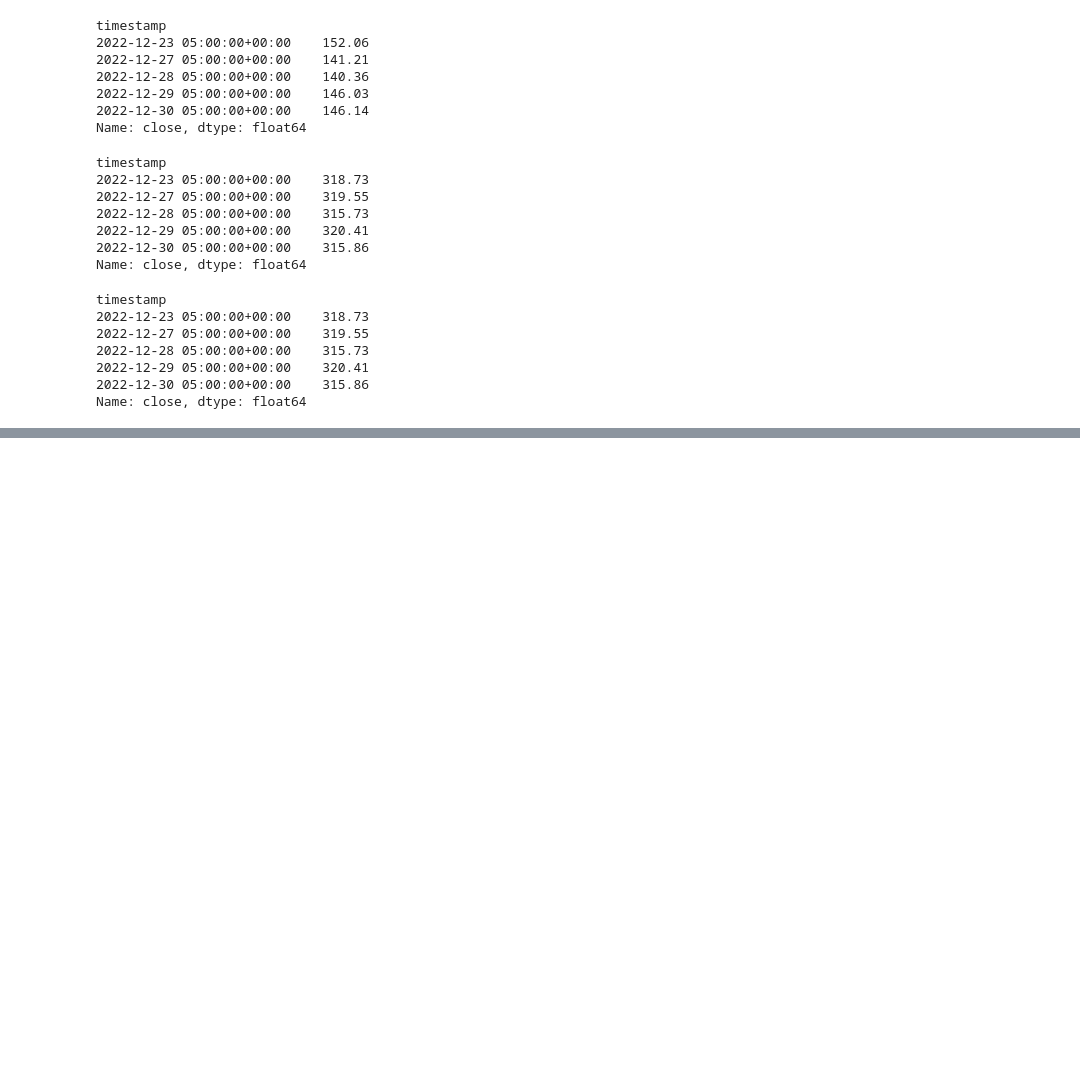
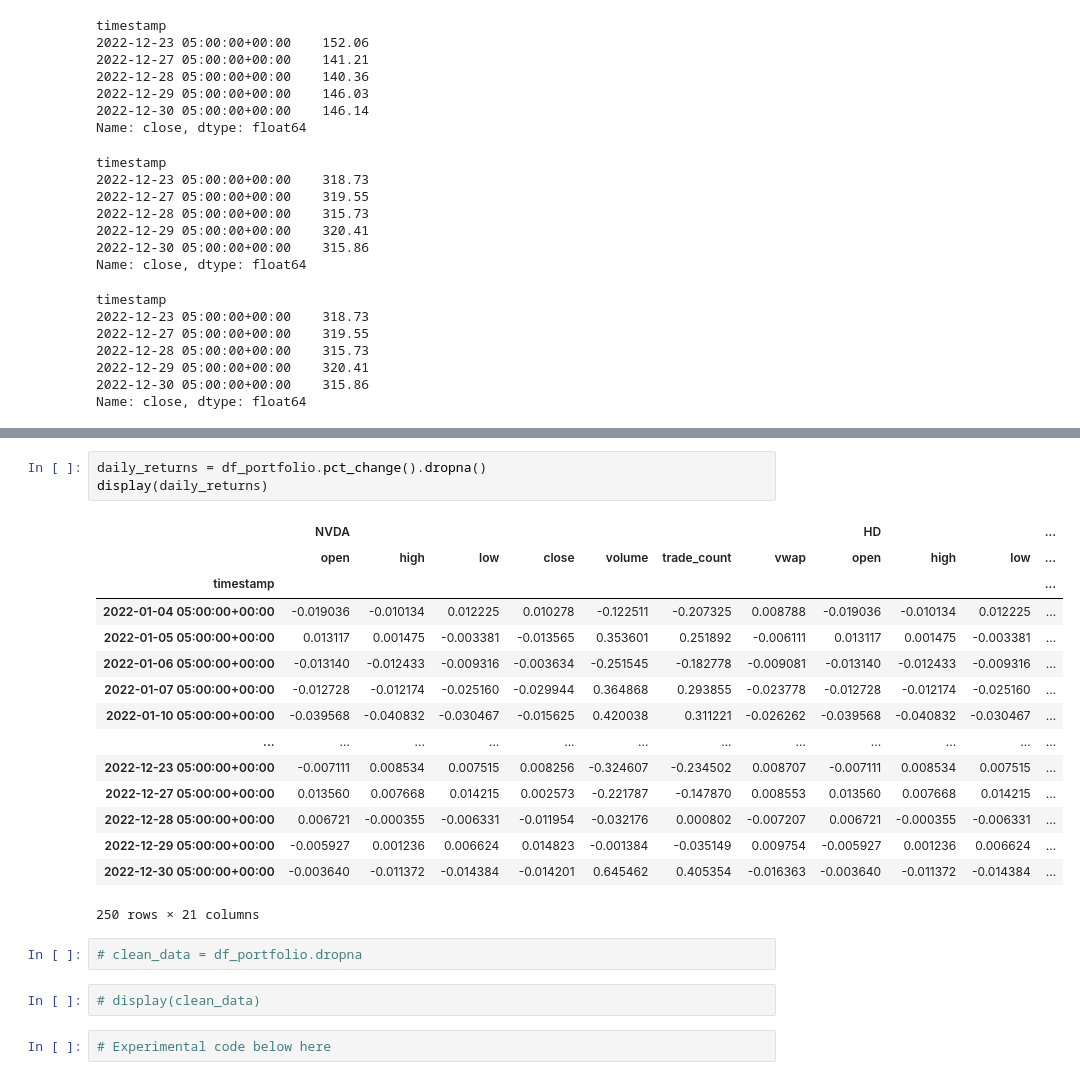
Before and after one commit to treveon-williams/tre_spencer, a Jupyter notebook: project1_data.ipynb, the cells around one changed output, grey strips where cells are left out. Cells and saved outputs as stored; diff of their text form; blank space fills up the shorter version.

Commit message:
new data so we can use HVplot

```diff
--- a/project1_data.ipynb
+++ b/project1_data.ipynb
@@ -174,0 +198,25 @@ Name: close, dtype: float64
+# %%
+daily_returns = df_portfolio.pct_change().dropna()
+display(daily_returns)
+# %% [output]
+|  | NVDA |  |  |  |  |  |  | HD |  |  | ... |
+|  | open | high | low | close | volume | trade_count | vwap | open | high | low | ... |
+| timestamp |  |  |  |  |  |  |  |  |  |  | ... |
+| 2022-01-04 05:00:00+00:00 | -0.019036 | -0.010134 | 0.012225 | 0.010278 | -0.122511 | -0.207325 | 0.008788 | -0.019036 | -0.010134 | 0.012225 | ... |
+| 2022-01-05 05:00:00+00:00 | 0.013117 | 0.001475 | -0.003381 | -0.013565 | 0.353601 | 0.251892 | -0.006111 | 0.013117 | 0.001475 | -0.003381 | ... |
+| 2022-01-06 05:00:00+00:00 | -0.013140 | -0.012433 | -0.009316 | -0.003634 | -0.251545 | -0.182778 | -0.009081 | -0.013140 | -0.012433 | -0.009316 | ... |
+| 2022-01-07 05:00:00+00:00 | -0.012728 | -0.012174 | -0.025160 | -0.029944 | 0.364868 | 0.293855 | -0.023778 | -0.012728 | -0.012174 | -0.025160 | ... |
+| 2022-01-10 05:00:00+00:00 | -0.039568 | -0.040832 | -0.030467 | -0.015625 | 0.420038 | 0.311221 | -0.026262 | -0.039568 | -0.040832 | -0.030467 | ... |
+| ... | ... | ... | ... | ... | ... | ... | ... | ... | ... | ... | ... |
+| 2022-12-23 05:00:00+00:00 | -0.007111 | 0.008534 | 0.007515 | 0.008256 | -0.324607 | -0.234502 | 0.008707 | -0.007111 | 0.008534 | 0.007515 | ... |
+| 2022-12-27 05:00:00+00:00 | 0.013560 | 0.007668 | 0.014215 | 0.002573 | -0.221787 | -0.147870 | 0.008553 | 0.013560 | 0.007668 | 0.014215 | ... |
+| 2022-12-28 05:00:00+00:00 | 0.006721 | -0.000355 | -0.006331 | -0.011954 | -0.032176 | 0.000802 | -0.007207 | 0.006721 | -0.000355 | -0.006331 | ... |
+| 2022-12-29 05:00:00+00:00 | -0.005927 | 0.001236 | 0.006624 | 0.014823 | -0.001384 | -0.035149 | 0.009754 | -0.005927 | 0.001236 | 0.006624 | ... |
+| 2022-12-30 05:00:00+00:00 | -0.003640 | -0.011372 | -0.014384 | -0.014201 | 0.645462 | 0.405354 | -0.016363 | -0.003640 | -0.011372 | -0.014384 | ... |
+250 rows × 21 columns
+# %%
+# clean_data = df_portfolio.dropna
+# %%
+# display(clean_data)
+# %%
+# Experimental code below here
```
Also changed, not shown: parts of 5 cells of this notebook, 1 other file.
